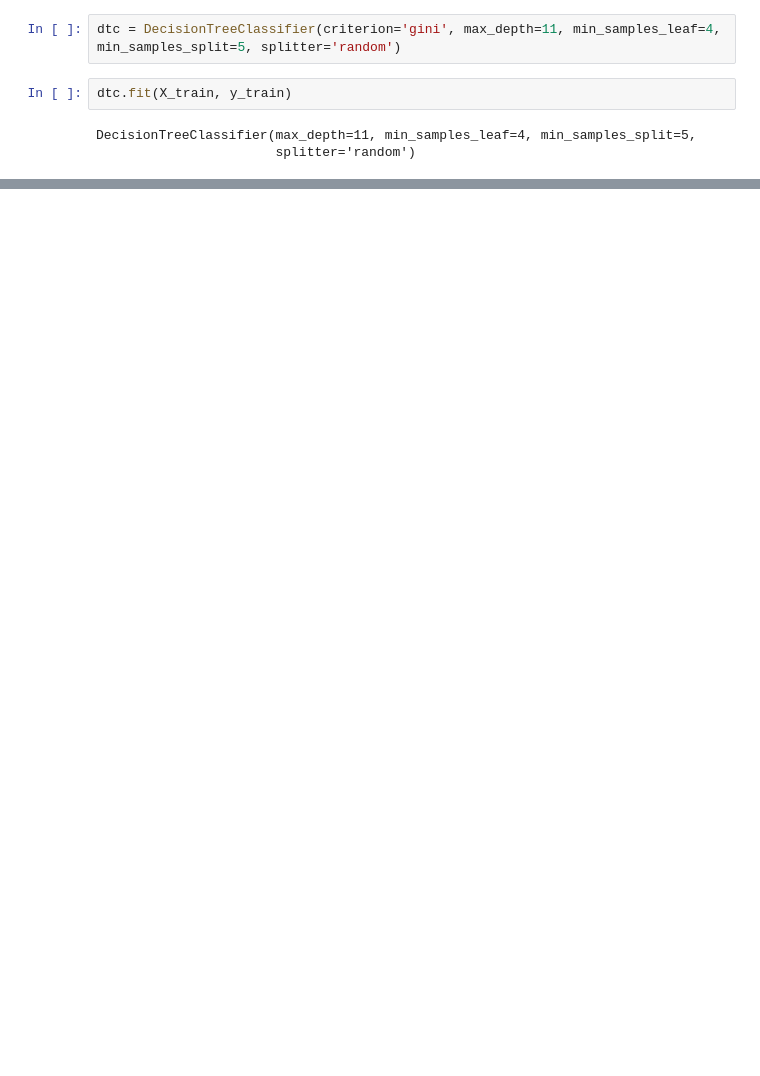
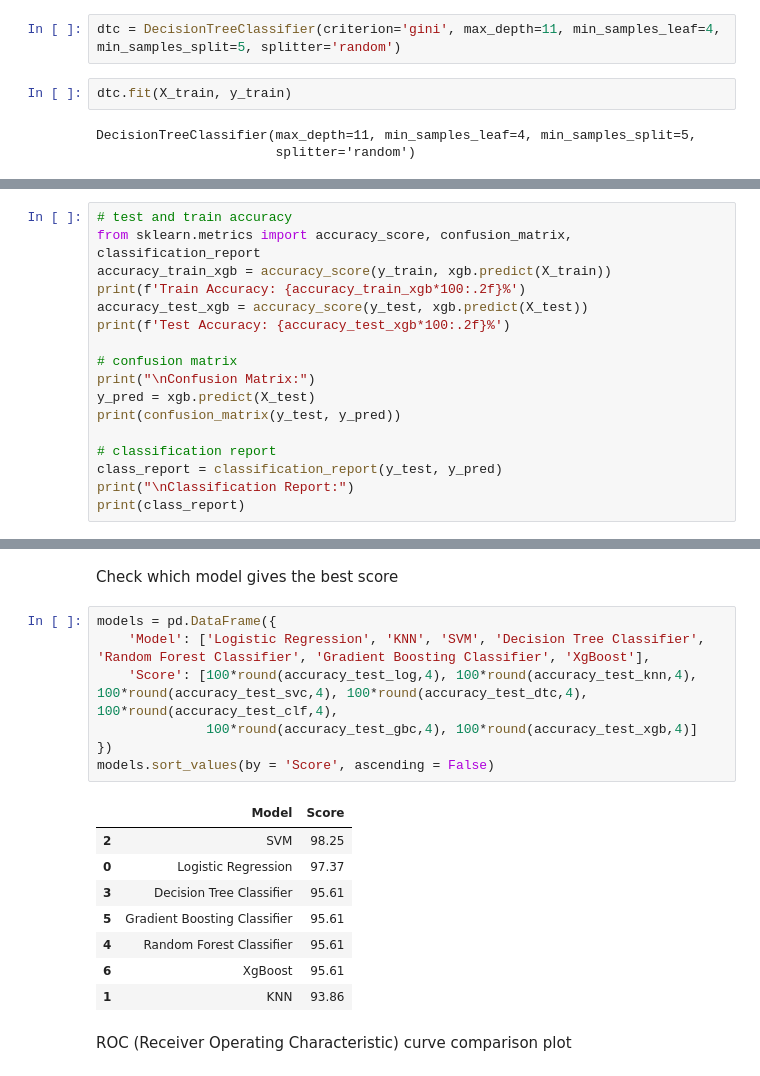
Before and after one commit to samirhusen/breast-cancer-classification, a Jupyter notebook: model.ipynb, the cells around one changed output, grey strips where cells are left out. Saved outputs shown, nothing was run; the diff lists cells and outputs as text; blank space fills up the shorter version.

```diff
--- a/model.ipynb
+++ b/model.ipynb
@@ -498,0 +635,17 @@ weighted avg       0.96      0.96      0.96       114
+# %%
+# test and train accuracy
+from sklearn.metrics import accuracy_score, confusion_matrix, classification_report
+accuracy_train_xgb = accuracy_score(y_train, xgb.predict(X_train))
+print(f'Train Accuracy: {accuracy_train_xgb*100:.2f}%')
+accuracy_test_xgb = accuracy_score(y_test, xgb.predict(X_test))
+print(f'Test Accuracy: {accuracy_test_xgb*100:.2f}%')
+
+# confusion matrix
+print("\nConfusion Matrix:")
+y_pred = xgb.predict(X_test)
+print(confusion_matrix(y_test, y_pred))
+
+# classification report
+class_report = classification_report(y_test, y_pred)
+print("\nClassification Report:")
+print(class_report)
@@ -498,0 +669,20 @@ weighted avg       0.96      0.96      0.96       114
+# %% [markdown]
+Check which model gives the best score
+# %%
+models = pd.DataFrame({
+    'Model': ['Logistic Regression', 'KNN', 'SVM', 'Decision Tree Classifier', 'Random Forest Classifier', 'Gradient Boosting Classifier', 'XgBoost'],
+    'Score': [100*round(accuracy_test_log,4), 100*round(accuracy_test_knn,4), 100*round(accuracy_test_svc,4), 100*round(accuracy_test_dtc,4), 100*round(accuracy_test_clf,4),
+              100*round(accuracy_test_gbc,4), 100*round(accuracy_test_xgb,4)]
+})
+models.sort_values(by = 'Score', ascending = False)
+# %% [output]
+|  | Model | Score |
+| 2 | SVM | 98.25 |
+| 0 | Logistic Regression | 97.37 |
+| 3 | Decision Tree Classifier | 95.61 |
+| 5 | Gradient Boosting Classifier | 95.61 |
+| 4 | Random Forest Classifier | 95.61 |
+| 6 | XgBoost | 95.61 |
+| 1 | KNN | 93.86 |
+# %% [markdown]
+ ROC (Receiver Operating Characteristic) curve comparison plot
```
Also changed, not shown: parts of 21 cells of this notebook, 2 other files.
